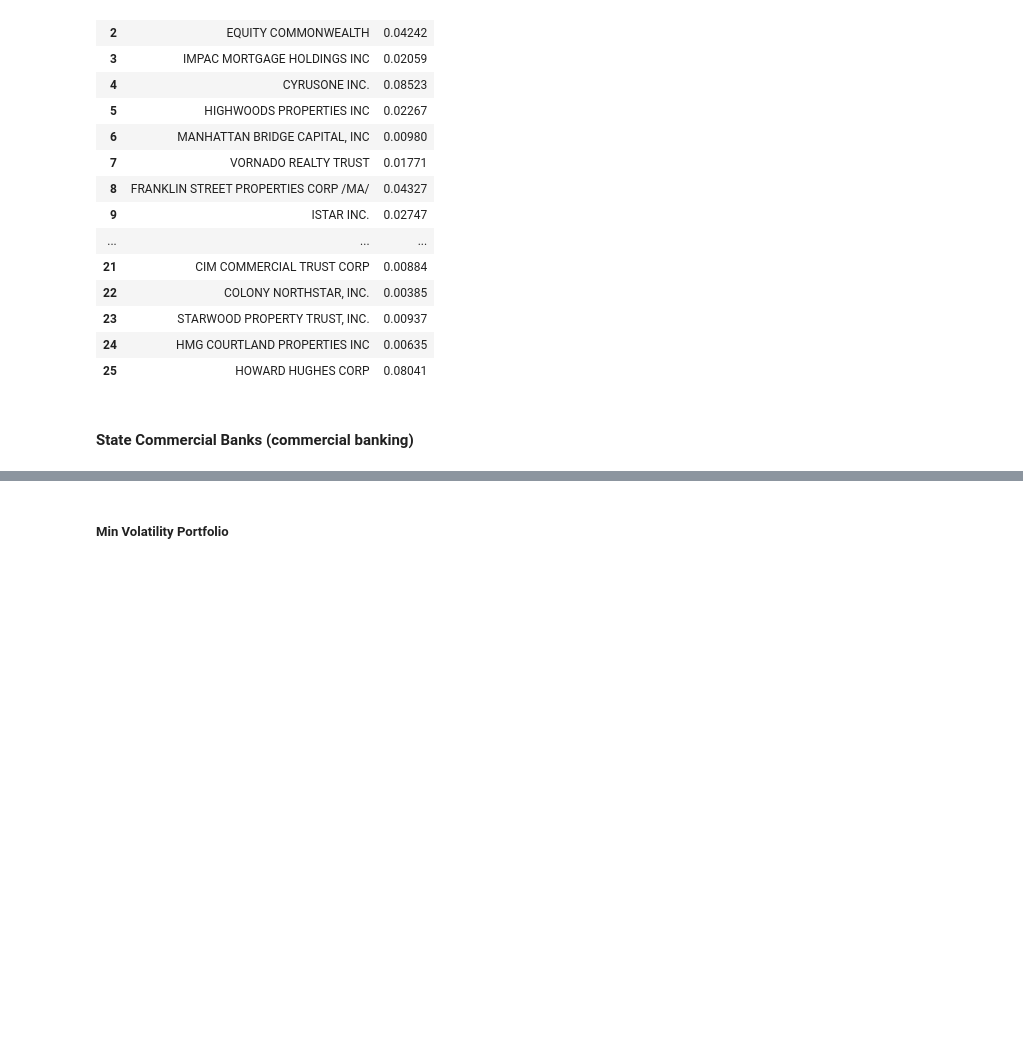
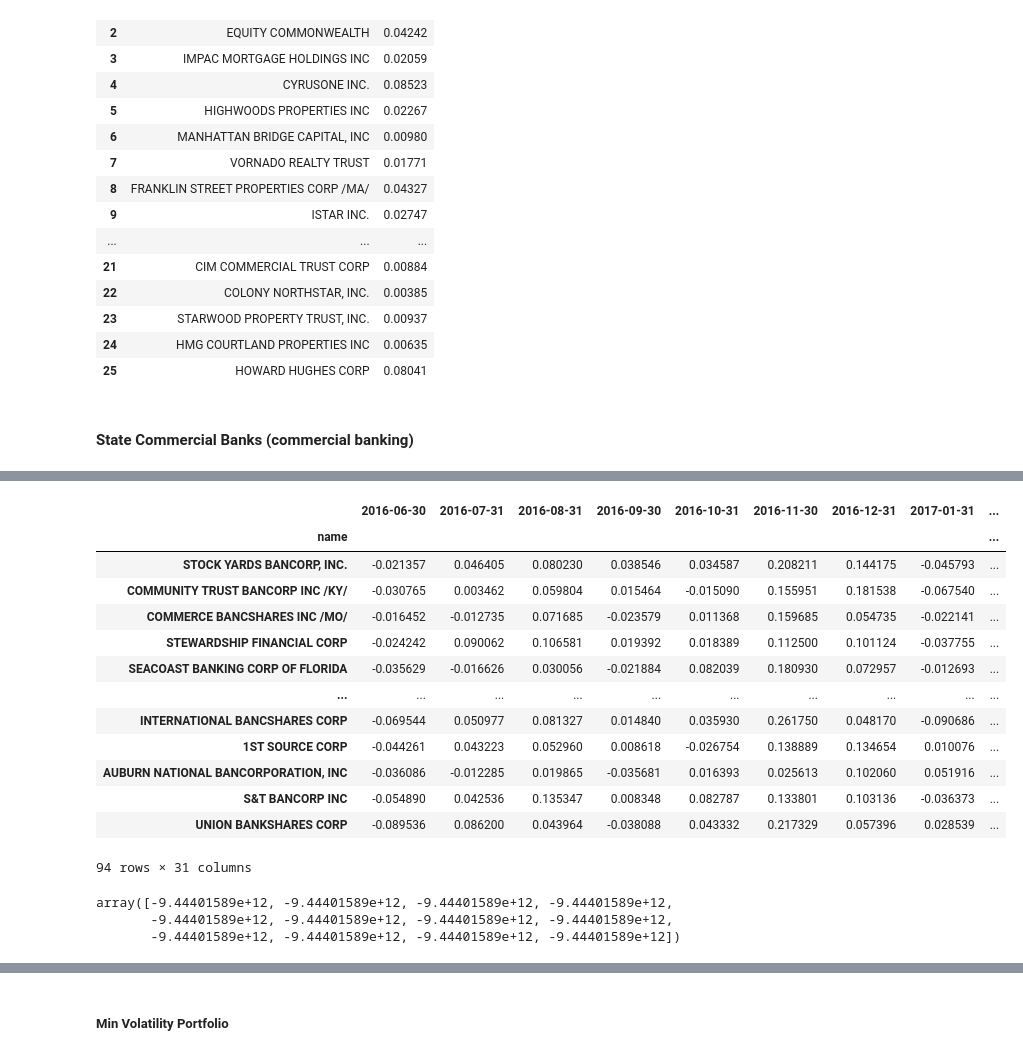
Before and after one commit to richardye101/ubineer_nlp_research, a Jupyter notebook: content/peitong/3.3_Minimum_Variance_Analysis-Factor_Model.ipynb, the cells around one changed output, grey strips where cells are left out. Saved outputs shown, nothing was run; the diff lists cells and outputs as text; code cells hidden in the pictures; blank space fills up the shorter version.

```diff
--- a/content/peitong/3.3_Minimum_Variance_Analysis-Factor_Model.ipynb
+++ b/content/peitong/3.3_Minimum_Variance_Analysis-Factor_Model.ipynb
@@ -514,3 +531,26 @@ pd.read_csv("data/min_vol_factor_model_Real_Estate_Investment_Trusts.csv")
+# %%
+r
+# %% [output]
+|  | 2016-06-30 | 2016-07-31 | 2016-08-31 | 2016-09-30 | 2016-10-31 | 2016-11-30 | 2016-12-31 | 2017-01-31 | ... |
+| name |  |  |  |  |  |  |  |  | ... |
+| STOCK YARDS BANCORP, INC. | -0.021357 | 0.046405 | 0.080230 | 0.038546 | 0.034587 | 0.208211 | 0.144175 | -0.045793 | ... |
+| COMMUNITY TRUST BANCORP INC /KY/ | -0.030765 | 0.003462 | 0.059804 | 0.015464 | -0.015090 | 0.155951 | 0.181538 | -0.067540 | ... |
+| COMMERCE BANCSHARES INC /MO/ | -0.016452 | -0.012735 | 0.071685 | -0.023579 | 0.011368 | 0.159685 | 0.054735 | -0.022141 | ... |
+| STEWARDSHIP FINANCIAL CORP | -0.024242 | 0.090062 | 0.106581 | 0.019392 | 0.018389 | 0.112500 | 0.101124 | -0.037755 | ... |
+| SEACOAST BANKING CORP OF FLORIDA | -0.035629 | -0.016626 | 0.030056 | -0.021884 | 0.082039 | 0.180930 | 0.072957 | -0.012693 | ... |
+| ... | ... | ... | ... | ... | ... | ... | ... | ... | ... |
+| INTERNATIONAL BANCSHARES CORP | -0.069544 | 0.050977 | 0.081327 | 0.014840 | 0.035930 | 0.261750 | 0.048170 | -0.090686 | ... |
+| 1ST SOURCE CORP | -0.044261 | 0.043223 | 0.052960 | 0.008618 | -0.026754 | 0.138889 | 0.134654 | 0.010076 | ... |
+| AUBURN NATIONAL BANCORPORATION, INC | -0.036086 | -0.012285 | 0.019865 | -0.035681 | 0.016393 | 0.025613 | 0.102060 | 0.051916 | ... |
+| S&T BANCORP INC | -0.054890 | 0.042536 | 0.135347 | 0.008348 | 0.082787 | 0.133801 | 0.103136 | -0.036373 | ... |
+| UNION BANKSHARES CORP | -0.089536 | 0.086200 | 0.043964 | -0.038088 | 0.043332 | 0.217329 | 0.057396 | 0.028539 | ... |
+94 rows × 31 columns
+# %%
+reg.coef_
+# %% [output]
+array([-9.44401589e+12, -9.44401589e+12, -9.44401589e+12, -9.44401589e+12,
+       -9.44401589e+12, -9.44401589e+12, -9.44401589e+12, -9.44401589e+12,
+       -9.44401589e+12, -9.44401589e+12, -9.44401589e+12, -9.44401589e+12])
 # %%
 SIC = SIC_list[3]
 
```
Also changed, not shown: parts of 8 cells of this notebook, 6 other files.
